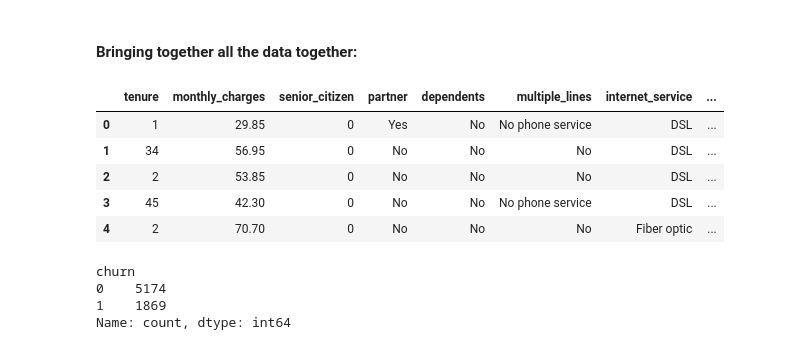
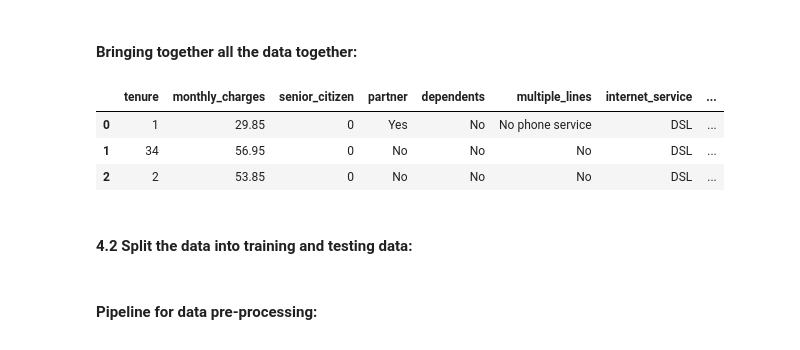
Before and after one commit to Nishan-k/Churn-prediction-and-analysis, a Jupyter notebook: customer_churn_ml/model.ipynb, the cells around one changed output. Drawn from its saved outputs; the diff is of its cells as text; code cells hidden in the pictures.

```diff
--- a/customer_churn_ml/model.ipynb
+++ b/customer_churn_ml/model.ipynb
@@ -419,18 +420,14 @@ final_cols.append('churn')
 # %%
 churn_data = df[final_cols]
 # %%
-churn_data.head()
+churn_data.head(3)
 # %% [output]
 |  | tenure | monthly_charges | senior_citizen | partner | dependents | multiple_lines | internet_service | ... |
 | 0 | 1 | 29.85 | 0 | Yes | No | No phone service | DSL | ... |
 | 1 | 34 | 56.95 | 0 | No | No | No | DSL | ... |
 | 2 | 2 | 53.85 | 0 | No | No | No | DSL | ... |
-| 3 | 45 | 42.30 | 0 | No | No | No phone service | DSL | ... |
-| 4 | 2 | 70.70 | 0 | No | No | No | Fiber optic | ... |
 # %%
-churn_data['churn'].value_counts()
+X = churn_data.iloc[:, 0:-1]
+y = churn_data.iloc[:, -1]
-# %% [output]
-churn
-0    5174
-1    1869
-Name: count, dtype: int64
+# %% [markdown]
+#### 4.2 Split the data into training and testing data:
@@ -436,0 +441,2 @@ Name: count, dtype: int64
+# %% [markdown]
+#### Pipeline for data pre-processing:
```
Also changed, not shown: parts of 4 cells of this notebook.
